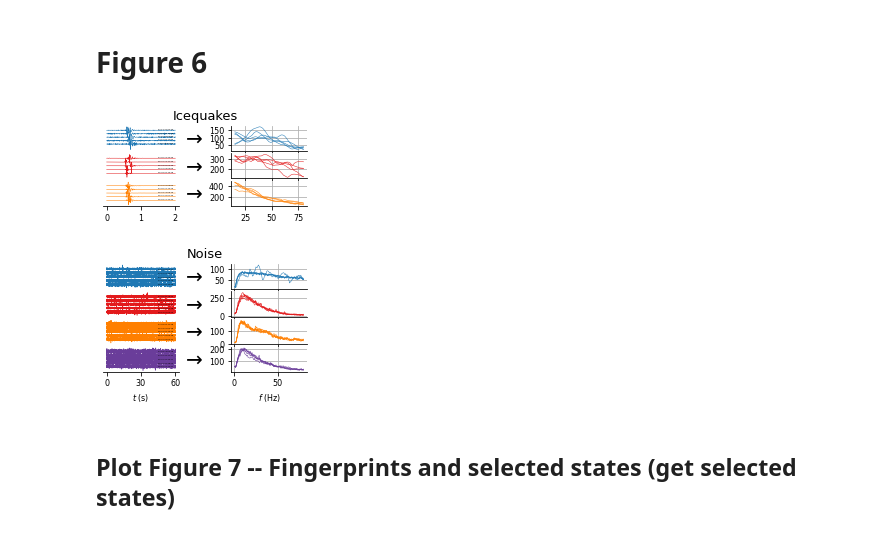
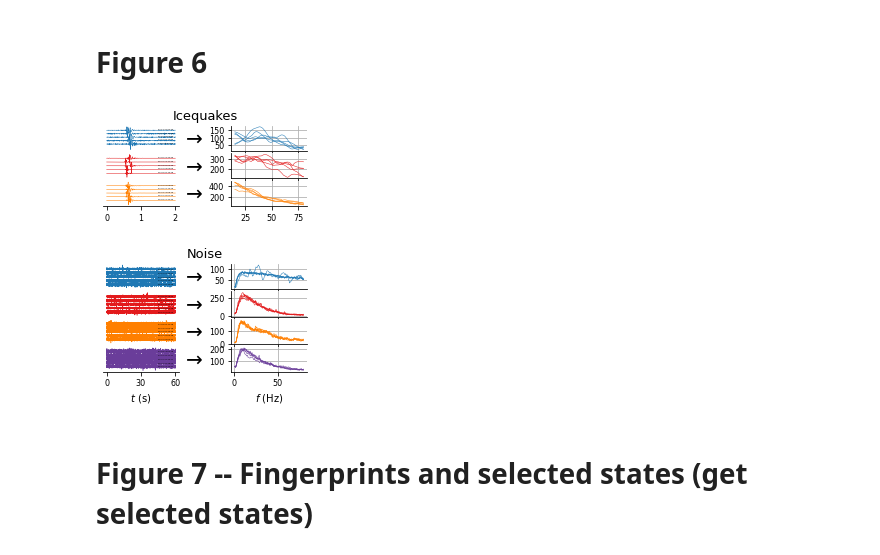
Before and after one commit to tsawi/Unsupervised_ML_Gornergletscher, a Jupyter notebook: notebooks/plotFigures5-7.ipynb, the cells around one changed output. Drawn from its saved outputs; the diff is of its cells as text; code cells hidden in the pictures.

Commit message:
rep fingerprints figure

```diff
--- a/notebooks/plotFigures5-7.ipynb
+++ b/notebooks/plotFigures5-7.ipynb
@@ -784,7 +816,7 @@ plt.rcParams.update({'font.size': 8})
 
 count =0
 tpad=13
-
+tfont=10
 bW = 2#spine bar width
 bA = 1
 fig,axes = plt.subplots(figsize = (width2,height1))#,sharex=True)#,constrained_layout=True)
@@ -937,7 +969,7 @@ for k in range(1,KoptN+1):
 
 
     if k ==KoptN:
-        ax.set_xlabel('$t$ (s)',labelpad=4)
+        ax.set_xlabel('$t$ (s)',fontsize=tfont,labelpad=4)
         ax.set_xticks([0,30000,60000])
         ax.set_xticklabels(['0','30','60'])
 
@@ -957,34 +989,34 @@ for k in range(1,KoptN+1):
     ax.axis('off')
 
 
 
 #     plot sgram:
     ax = plt.subplot(gs[k-1+Kopt+2,3:5])
     ax.spines['right'].set_visible(False)
     ax.spines['top'].set_visible(False)
 
     for i, evID in enumerate(catRepK.event_ID):
         matSum, specMat = functions2.getSpectra(evID,station,path_projN,normed=True)
         ax.plot(fSTFTN,matSum,lw=.5,c=colors[k-1])
         plt.grid('on')
 
     if k ==KoptN:
-        ax.set_xlabel('$f$ (Hz)',labelpad=4)
+        ax.set_xlabel('$f$ (Hz)',fontsize=tfont,labelpad=4)
 
     else:
 
         ax.set_xticklabels('')
 
 
 
 
 
 
 
 
 # plt.tight_layout()
 plt.savefig(pathFig + f'Figure_6.pdf',bbox_inches='tight')
 # %% [output]
-[figure, old version]
+[figure, new version]
 # %% [markdown]
-## Plot Figure 7 -- Fingerprints and selected states (get selected states)
+# Figure 7 -- Fingerprints and selected states (get selected states)
```
Also changed, not shown: parts of 17 cells of this notebook, 7 other files.
